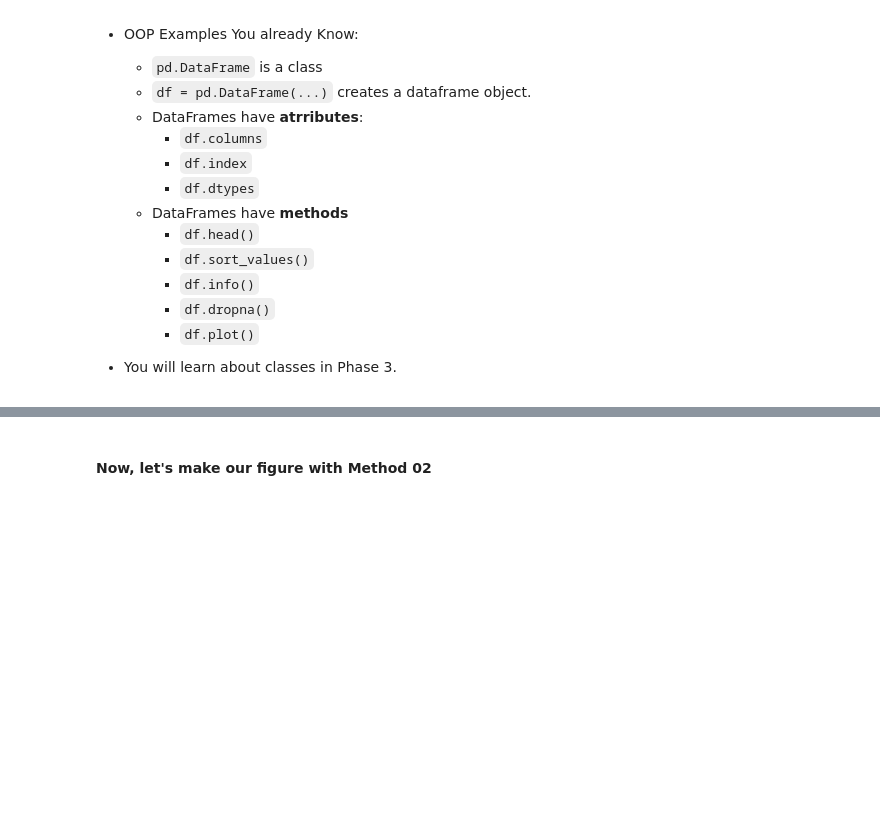
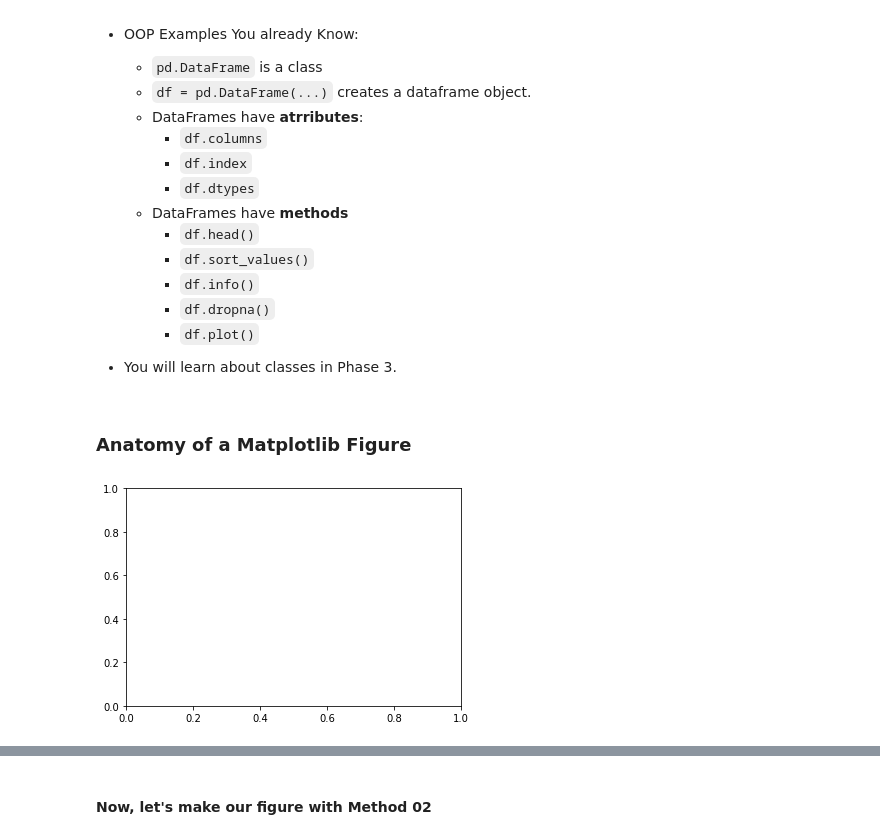
Before and after one commit to flatiron-school/ds-flex-fundamentals-of-data-visualization-2021, a Jupyter notebook: Fundamentals of Visualizations_v1_SG.ipynb, the cells around one changed output, grey strips where cells are left out. Drawn from its saved outputs; the diff is of its cells as text; code cells hidden in the pictures; blank space fills up the shorter version.

```diff
--- a/Fundamentals of Visualizations_v1_SG.ipynb
+++ b/Fundamentals of Visualizations_v1_SG.ipynb
@@ -196,3 +246,10 @@ df.info()
 
 
 - You will learn about classes in Phase 3.
+# %% [markdown]
+### Anatomy of a Matplotlib Figure
+# %%
+## Make an empty figure and ax with plt.subplots
+fig, ax = plt.subplots()
+# %% [output]
+[figure, added]
```
Also changed, not shown: parts of 60 cells of this notebook, 2 other files.
